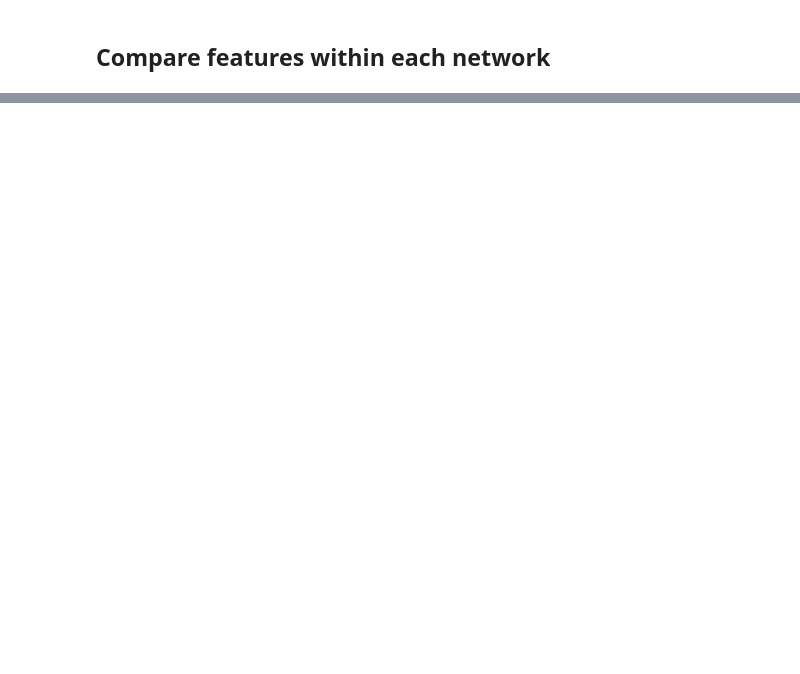
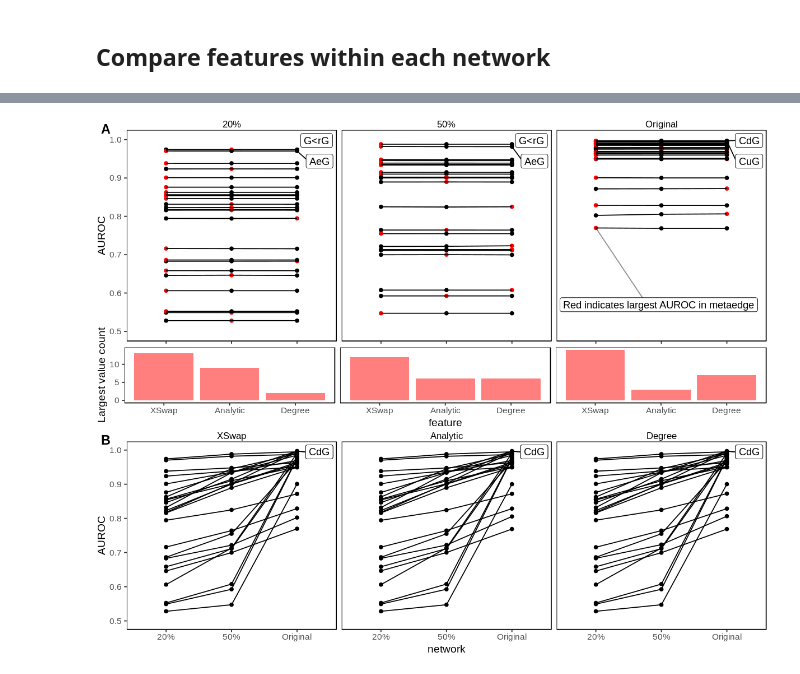
Before and after one commit to greenelab/xswap-analysis, a Jupyter notebook: nb/hetionet-prior/4.visualize.ipynb, the cells around one changed output, grey strips where cells are left out. Drawn from its saved outputs; the diff is of its cells as text; code cells hidden in the pictures; blank space fills up the shorter version.

```diff
--- a/nb/hetionet-prior/4.visualize.ipynb
+++ b/nb/hetionet-prior/4.visualize.ipynb
@@ -57,7 +84,7 @@ compare_features_trend %>% head(2)
 # %%
 options(repr.plot.width=10, repr.plot.height=4)
 
-(
+trend_line_across_network <- (
     ggplot(compare_features_trend, aes(x = network, y = auc, group = metaedge, label = metaedge))
     + geom_point()
     + geom_line()
@@ -66,9 +93,10 @@ options(repr.plot.width=10, repr.plot.height=4)
             group_by(feature) %>%
             filter(network == 'Original') %>%
             top_n(2, wt = auc),
-        nudge_x = -1
+        nudge_x = 1
     )
     + facet_grid(cols = vars(feature))
     + ylim(0.5, 1)
     + ylab('AUROC')
+    + theme_zietzm()
 )
@@ -115,0 +113,52 @@ Warning message in bind_rows_(x, .id):
+# %%
+compare_features_trend <- compare_features_trend %>%
+    group_by(metaedge, network) %>%
+    mutate(
+        largest = (auc == max(auc)),
+    ) %>%
+    ungroup() %>%
+    mutate(network = network %>% factor(levels = c("20%", "50%", "Original")))
+
+
+selected_labels_df <- bind_rows(
+    compare_features_trend %>%
+        filter(feature == 'Degree') %>%
+        group_by(network) %>%
+        top_n(n = 2, wt = auc)
+)
+
+options(repr.plot.width=10, repr.plot.height=8)
+
+trend_line_across_feature <- (
+   ggplot(compare_features_trend, aes(x = feature, y = auc, group = metaedge, label = metaedge))
+    + geom_point(aes(color = factor(largest)))
+    + geom_line()
+    + geom_label_repel(data = selected_labels_df, nudge_x = 2)
+    + geom_label_repel(
+        data = compare_features_trend %>%
+            filter(network == 'Original', feature == 'XSwap') %>%
+            top_n(n = 1, wt = -auc),
+        label = "Red indicates largest AUROC in metaedge", nudge_y = -0.2, segment.colour = "grey10",
+        segment.alpha = 0.5)
+    + facet_grid(cols = vars(network))
+    + ylim(0.5, 1)
+    + ylab('AUROC')
+    + scale_color_manual(name = 'Highest feature', values = c('TRUE' = 'red', 'FALSE' = 'black'))
+    + theme_zietzm()
+    + theme(legend.position = "none", axis.title.x = element_blank(), axis.text.x = element_blank())
+)
+
+histogram <- (
+    ggplot(data = compare_features_trend %>%
+           filter(largest == T),
+           aes(x = feature))
+    + geom_histogram(stat = 'count', fill = 'red', alpha = 0.5)
+    + facet_grid(cols = vars(network))
+    + ylab('Largest value count')
+    + theme_zietzm()
+    + theme(strip.text.x = element_blank())
+)
+
+plot_grid(trend_line_across_feature, histogram, trend_line_across_network, ncol = 1,
+          rel_heights = c(2, 0.75, 2), labels = c("A", "", "B"))
+# %% [output]
@@ -116,3 +167,4 @@ Warning message in bind_rows_(x, .id):
+[figure, added]
 # %%
 options(repr.plot.width=10, repr.plot.height=4)
 
```
Also changed, not shown: parts of 21 cells of this notebook, 14 other files.
